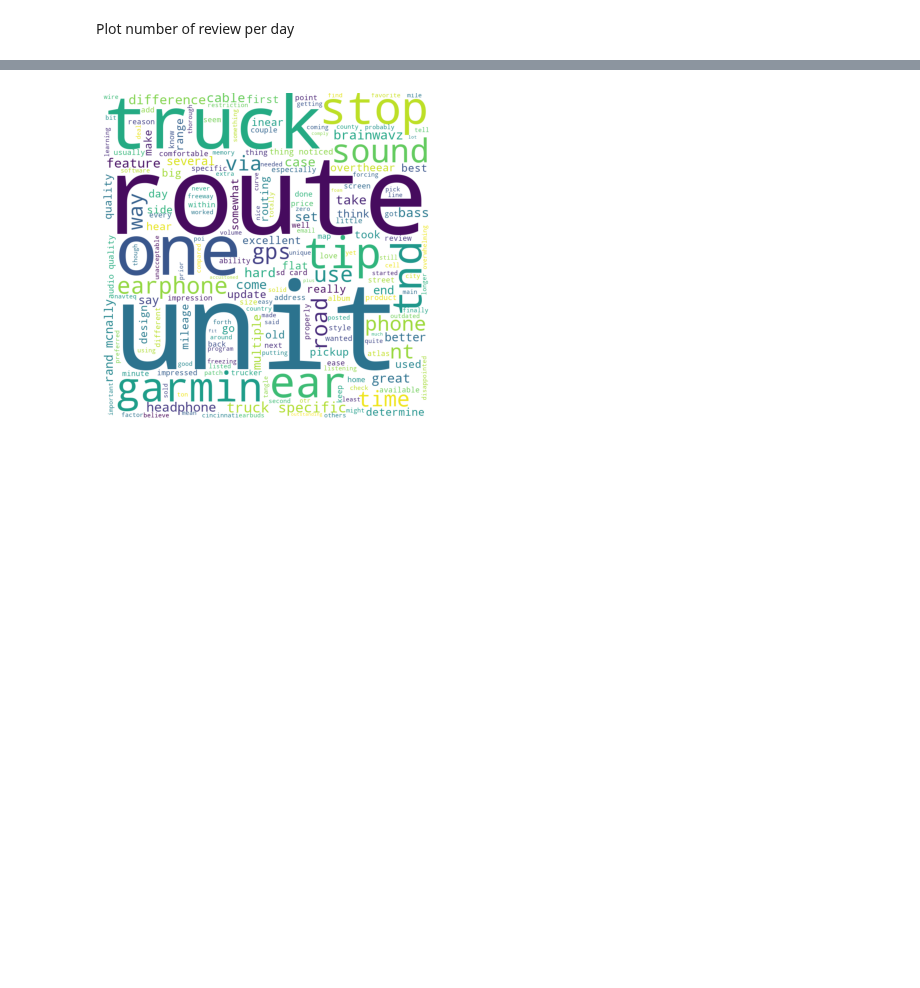
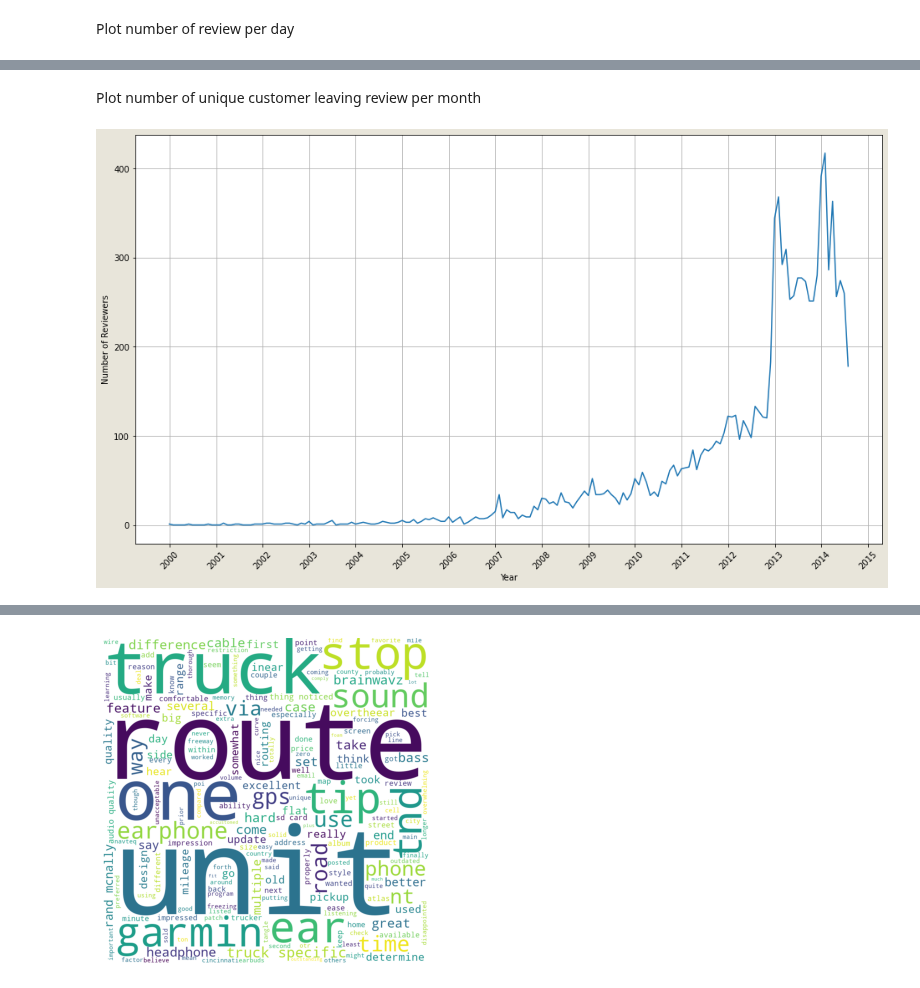
Before and after one commit to bachhvu/Amazon-NLP, a Jupyter notebook: Model Development.ipynb, the cells around one changed output, grey strips where cells are left out. Drawn from its saved outputs; the diff is of its cells as text; code cells hidden in the pictures; blank space fills up the shorter version.

```diff
--- a/Model Development.ipynb
+++ b/Model Development.ipynb
@@ -123,0 +154,15 @@ from datetime import datetime, timedelta
+# %% [markdown]
+Plot number of unique customer leaving review per month
+# %%
+fig, ax = plt.subplots(figsize=(16,9))
+fig.patch.set_facecolor('#E8E5DA')
+
+ax.plot(df.groupby(pd.Grouper(key='review_time', freq='M')).count().sort_index().index, df.groupby(pd.Grouper(key='review_time', freq='M')).count()['reviewerID'])
+ax.xaxis.set_major_locator(YearLocator())
+ax.xaxis.set_major_formatter(DateFormatter('%Y'))
+ax.xaxis.set_tick_params(rotation=45)
+ax.set_xlabel("Year", fontsize=10)
+ax.set_ylabel("Number of Reviewers", fontsize=10)
+ax.grid()
+# %% [output]
+[figure, added]
```
Also changed, not shown: parts of 8 cells of this notebook.
